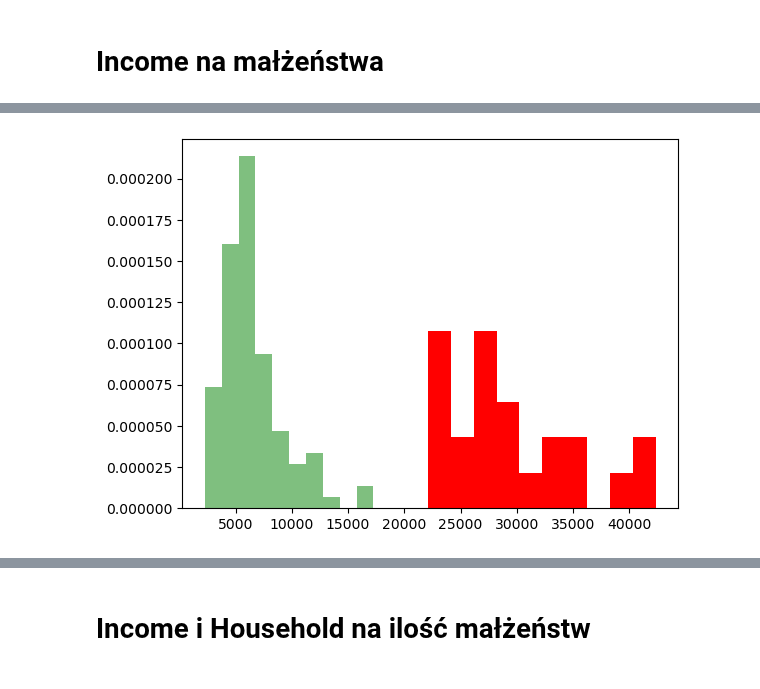
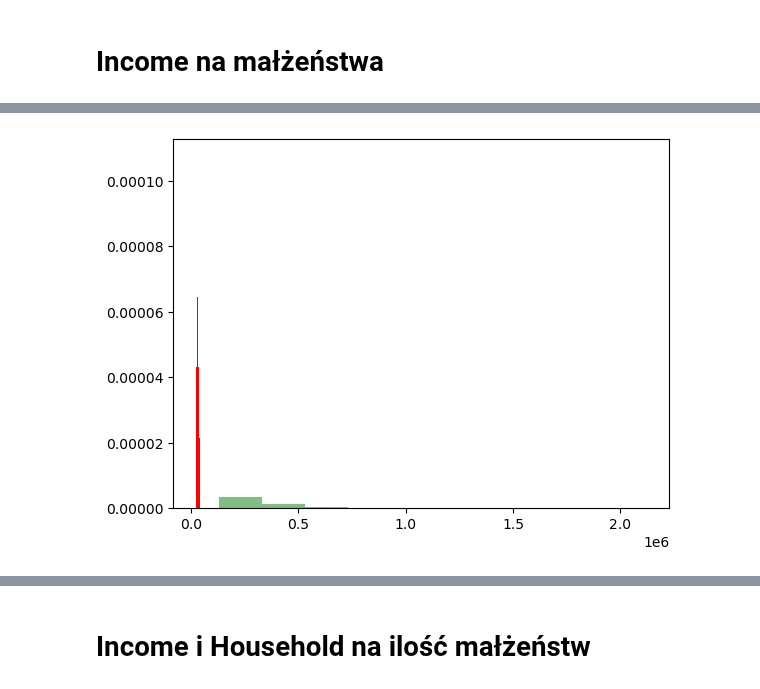
Before and after one commit to Julnowak/DA_project, a Jupyter notebook: test.ipynb, the cells around one changed output, grey strips where cells are left out. Saved outputs shown, nothing was run; the diff lists cells and outputs as text; code cells hidden in the pictures.

```diff
--- a/test.ipynb
+++ b/test.ipynb
@@ -69,11 +69,14 @@ import matplotlib.pyplot as plt
 import pandas as pd
 import seaborn as sns
 # %%
-model = CmdStanModel(stan_file='model_1_prior.stan')
+# model = CmdStanModel(stan_file='model_1_prior.stan')
+model = CmdStanModel(stan_file='model_adam_1_prior.stan')
 N = 23
 R=100
 # %%
-data = {'N': N, 'income': df['Income']}
+data = {"alpha" : np.log(df["Married"].mean()),
+        "income" : df["Income"].mean() / 10000}
+# data = {'N': N, 'income': df['Income']}
 gen_1 = model.sample(
                     data=data,
                     iter_sampling=R,
@@ -104,8 +107,9 @@ gen_1.draws_pd()
 # %%
 plt.hist(df['Income'], bins=10, color='red', density=True)
-plt.hist(gen_1.y_sim.mean(1), bins=10, color='green', alpha = 0.5, density=True)
+plt.hist(gen_1.y_sim, bins=10, color='green', alpha = 0.5, density=True)
+# plt.hist(gen_1.y_sim.mean(0), bins=10, color='green', alpha = 0.5, density=True)
 plt.show()
 # %% [output]
-[figure, old version]
+[figure, new version]
 # %%
 post_model = CmdStanModel(stan_file='model_1_posterior.stan')
```
Also changed, not shown: parts of 6 cells of this notebook, 6 other files.
